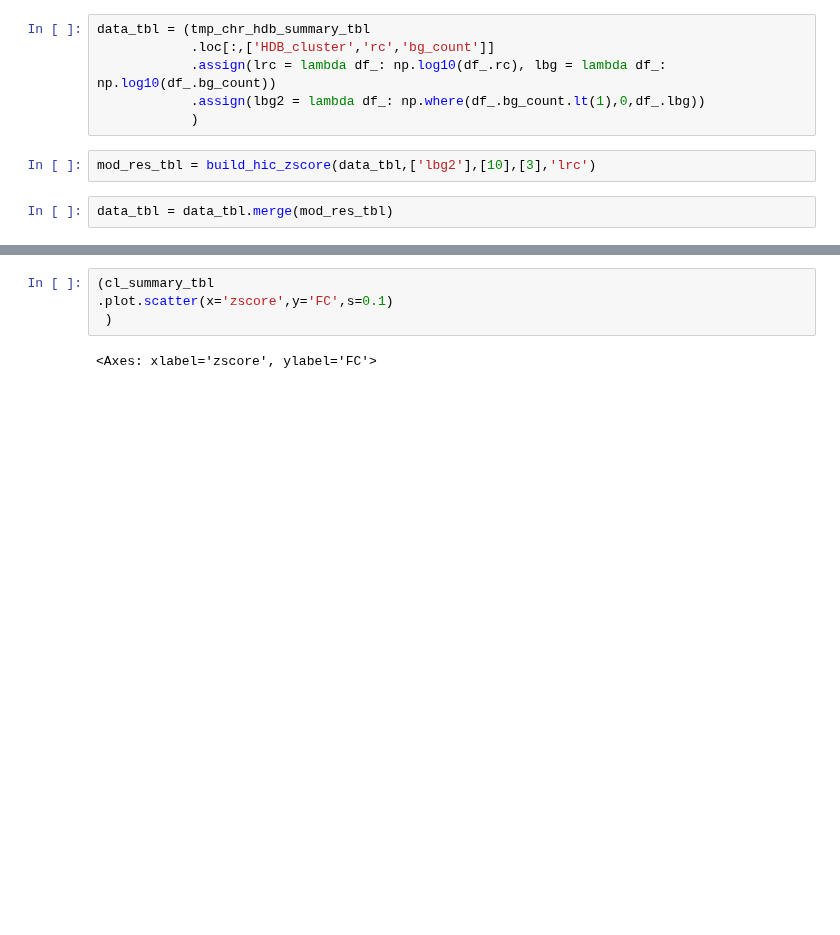
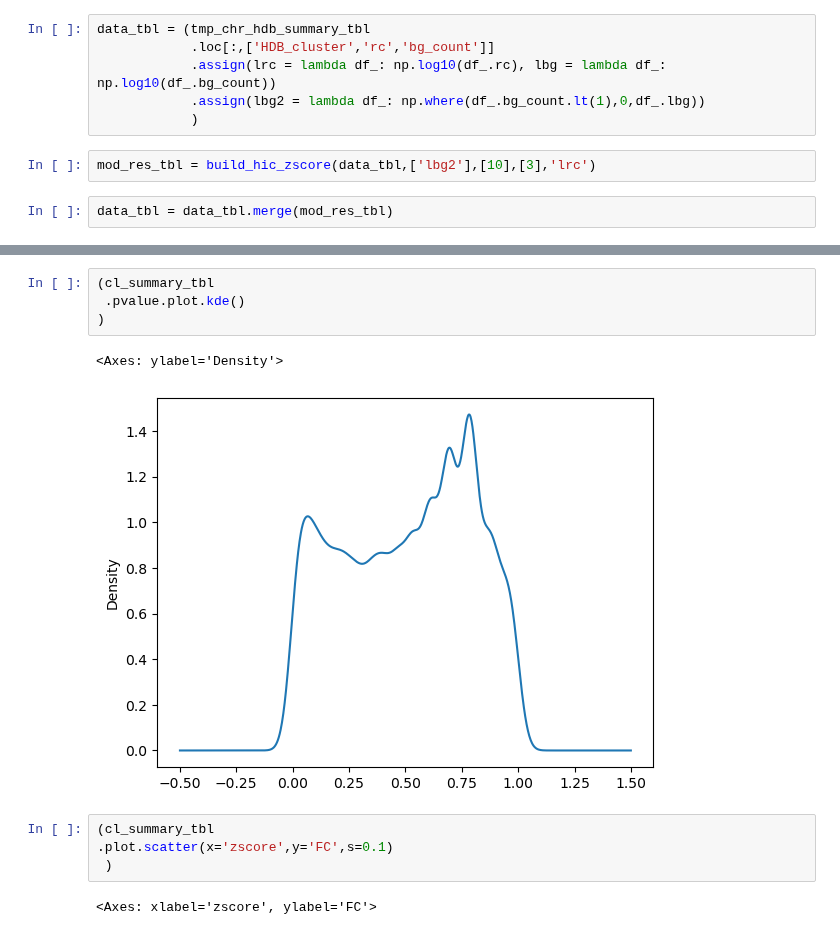
Before and after one commit to princeps091-binf/TFHclust, a Jupyter notebook: scripts/explore_pysam.ipynb, the cells around one changed output, grey strips where cells are left out. Drawn from its saved outputs; the diff is of its cells as text; blank space fills up the shorter version.

```diff
--- a/scripts/explore_pysam.ipynb
+++ b/scripts/explore_pysam.ipynb
@@ -187,3 +198,10 @@ cl_summary_tbl =  (data_tbl
+# %%
+(cl_summary_tbl
+ .pvalue.plot.kde()
+)
+# %% [output]
+<Axes: ylabel='Density'>
+[figure, added]
 # %%
 (cl_summary_tbl
 .plot.scatter(x='zscore',y='FC',s=0.1)
```
Also changed, not shown: parts of 12 cells of this notebook, 2 other files.
